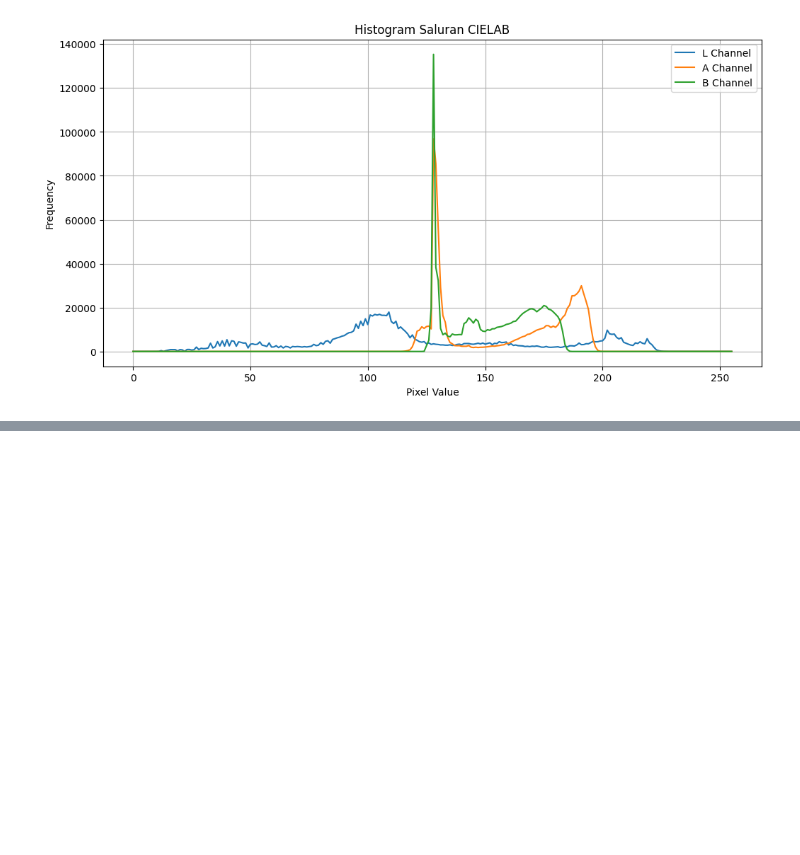
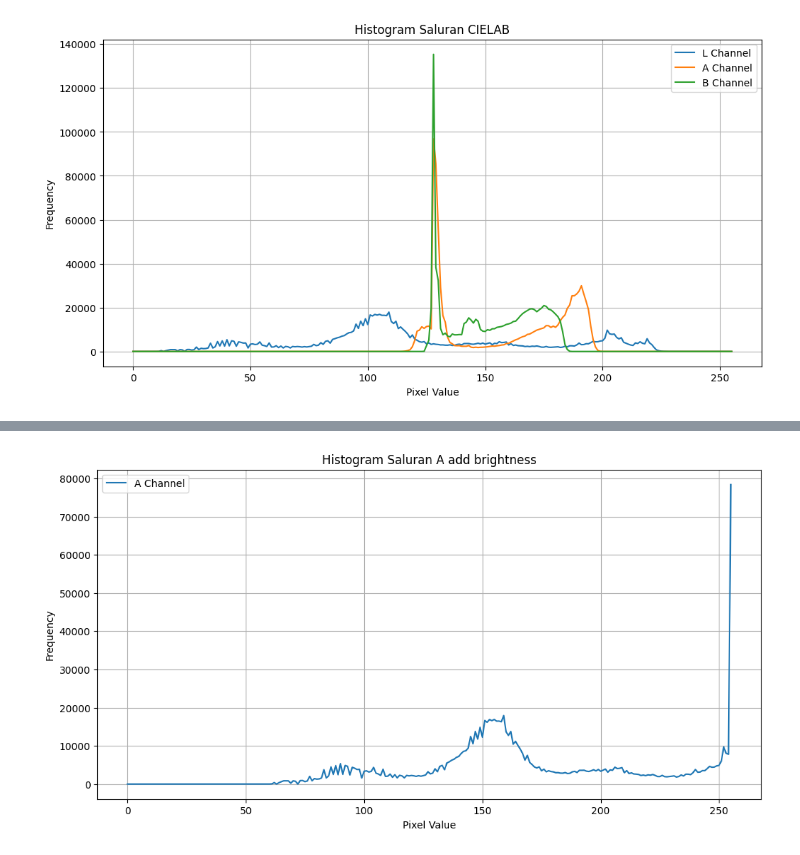
Before and after one commit to ProjectSemester5/PCV, a Jupyter notebook: hist.ipynb, the cells around one changed output, grey strips where cells are left out. Cells and saved outputs as stored; diff of their text form; code cells hidden in the pictures; blank space fills up the shorter version.

```diff
--- a/hist.ipynb
+++ b/hist.ipynb
@@ -80,0 +80,4 @@ Text(0.5, 1.0, 'Gambar CIELAB add brightness')
+# %%
+plot_histogram(lab_image_brightened, "Histogram Saluran A add brightness", ["A"])
+# %% [output]
+[figure, added]
```
Also changed, not shown: parts of 6 cells of this notebook.
